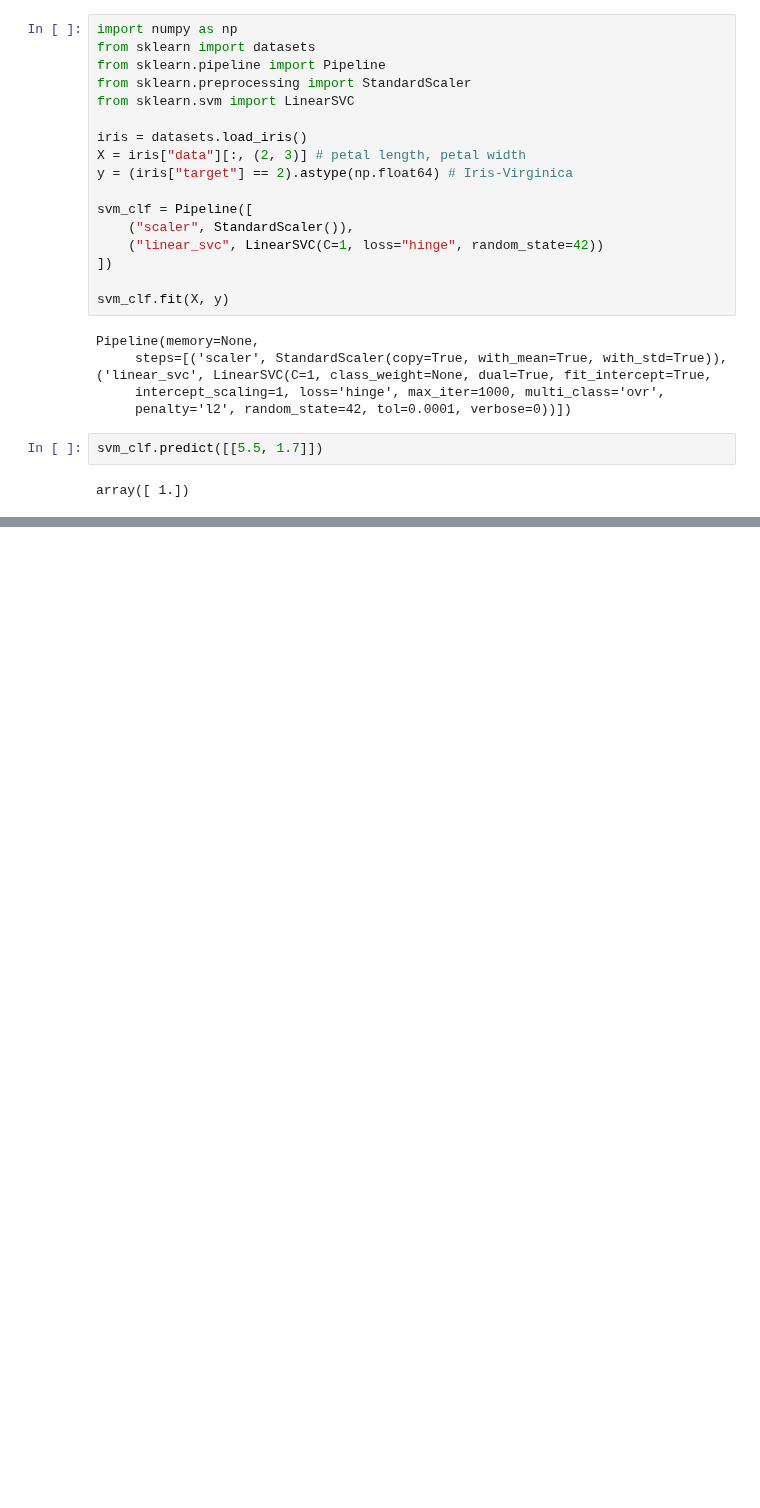
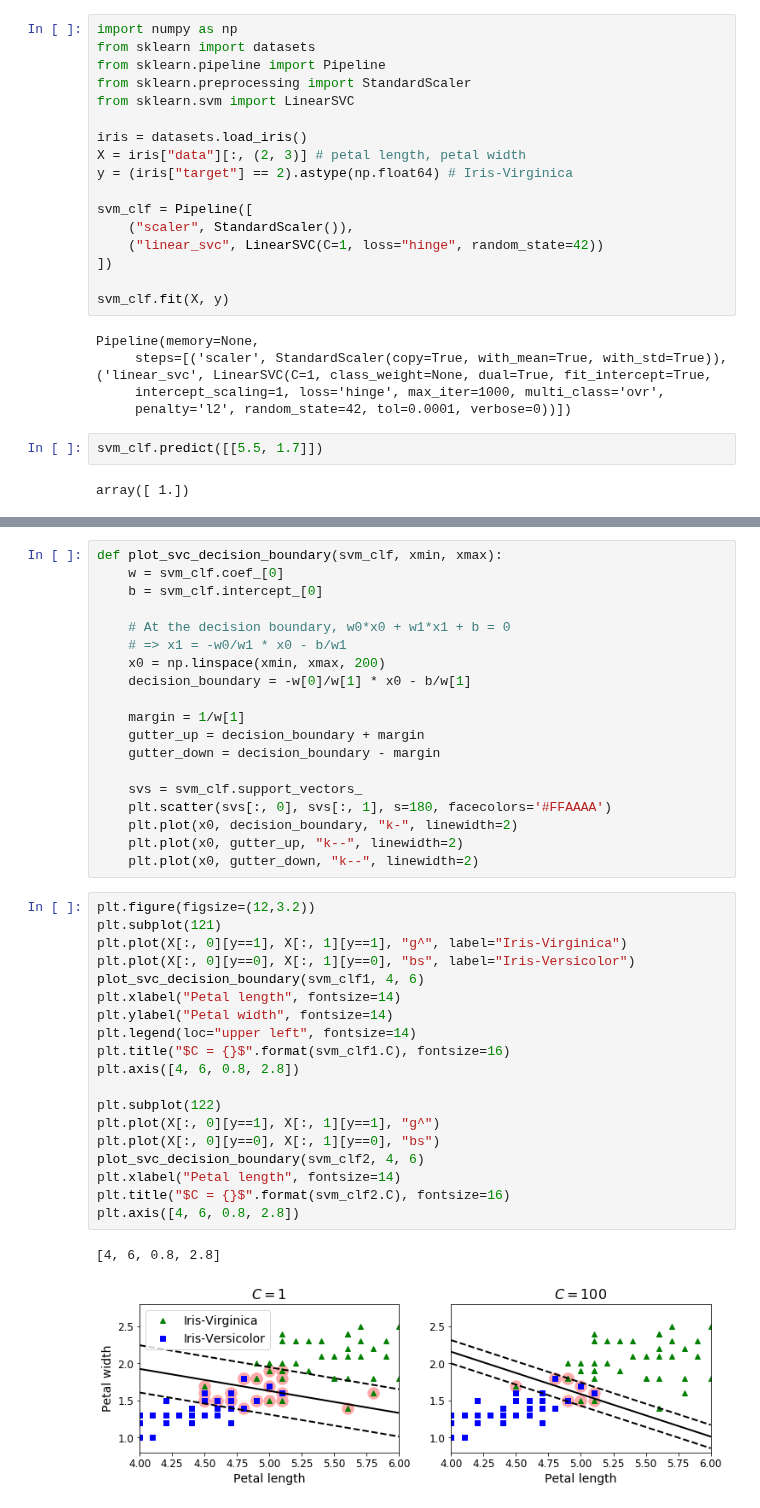
Before and after one commit to vineshtv/handson-ml, a Jupyter notebook: CH-05/SupportVectorMachines.ipynb, the cells around one changed output, grey strips where cells are left out. Saved outputs shown, nothing was run; the diff lists cells and outputs as text; blank space fills up the shorter version.

```diff
--- a/CH-05/SupportVectorMachines.ipynb
+++ b/CH-05/SupportVectorMachines.ipynb
@@ -61,0 +100,41 @@ array([ 1.])
+# %%
+def plot_svc_decision_boundary(svm_clf, xmin, xmax):
+    w = svm_clf.coef_[0]
+    b = svm_clf.intercept_[0]
+
+    # At the decision boundary, w0*x0 + w1*x1 + b = 0
+    # => x1 = -w0/w1 * x0 - b/w1
+    x0 = np.linspace(xmin, xmax, 200)
+    decision_boundary = -w[0]/w[1] * x0 - b/w[1]
+
+    margin = 1/w[1]
+    gutter_up = decision_boundary + margin
+    gutter_down = decision_boundary - margin
+
+    svs = svm_clf.support_vectors_
+    plt.scatter(svs[:, 0], svs[:, 1], s=180, facecolors='#FFAAAA')
+    plt.plot(x0, decision_boundary, "k-", linewidth=2)
+    plt.plot(x0, gutter_up, "k--", linewidth=2)
+    plt.plot(x0, gutter_down, "k--", linewidth=2)
+# %%
+plt.figure(figsize=(12,3.2))
+plt.subplot(121)
+plt.plot(X[:, 0][y==1], X[:, 1][y==1], "g^", label="Iris-Virginica")
+plt.plot(X[:, 0][y==0], X[:, 1][y==0], "bs", label="Iris-Versicolor")
+plot_svc_decision_boundary(svm_clf1, 4, 6)
+plt.xlabel("Petal length", fontsize=14)
+plt.ylabel("Petal width", fontsize=14)
+plt.legend(loc="upper left", fontsize=14)
+plt.title("$C = {}$".format(svm_clf1.C), fontsize=16)
+plt.axis([4, 6, 0.8, 2.8])
+
+plt.subplot(122)
+plt.plot(X[:, 0][y==1], X[:, 1][y==1], "g^")
+plt.plot(X[:, 0][y==0], X[:, 1][y==0], "bs")
+plot_svc_decision_boundary(svm_clf2, 4, 6)
+plt.xlabel("Petal length", fontsize=14)
+plt.title("$C = {}$".format(svm_clf2.C), fontsize=16)
+plt.axis([4, 6, 0.8, 2.8])
+# %% [output]
+[4, 6, 0.8, 2.8]
+[figure, added]
```
Also changed, not shown: parts of 2 cells of this notebook.
